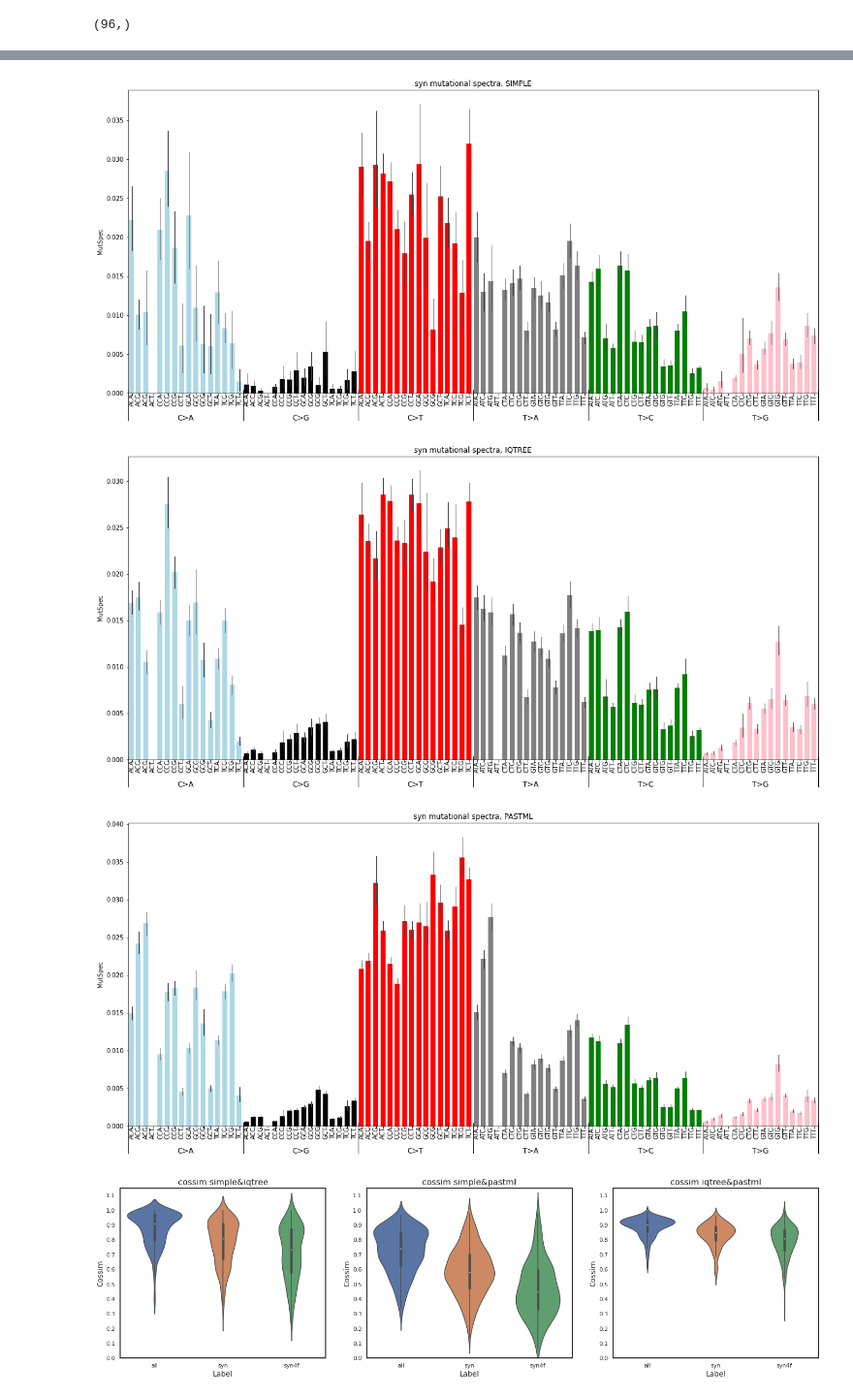
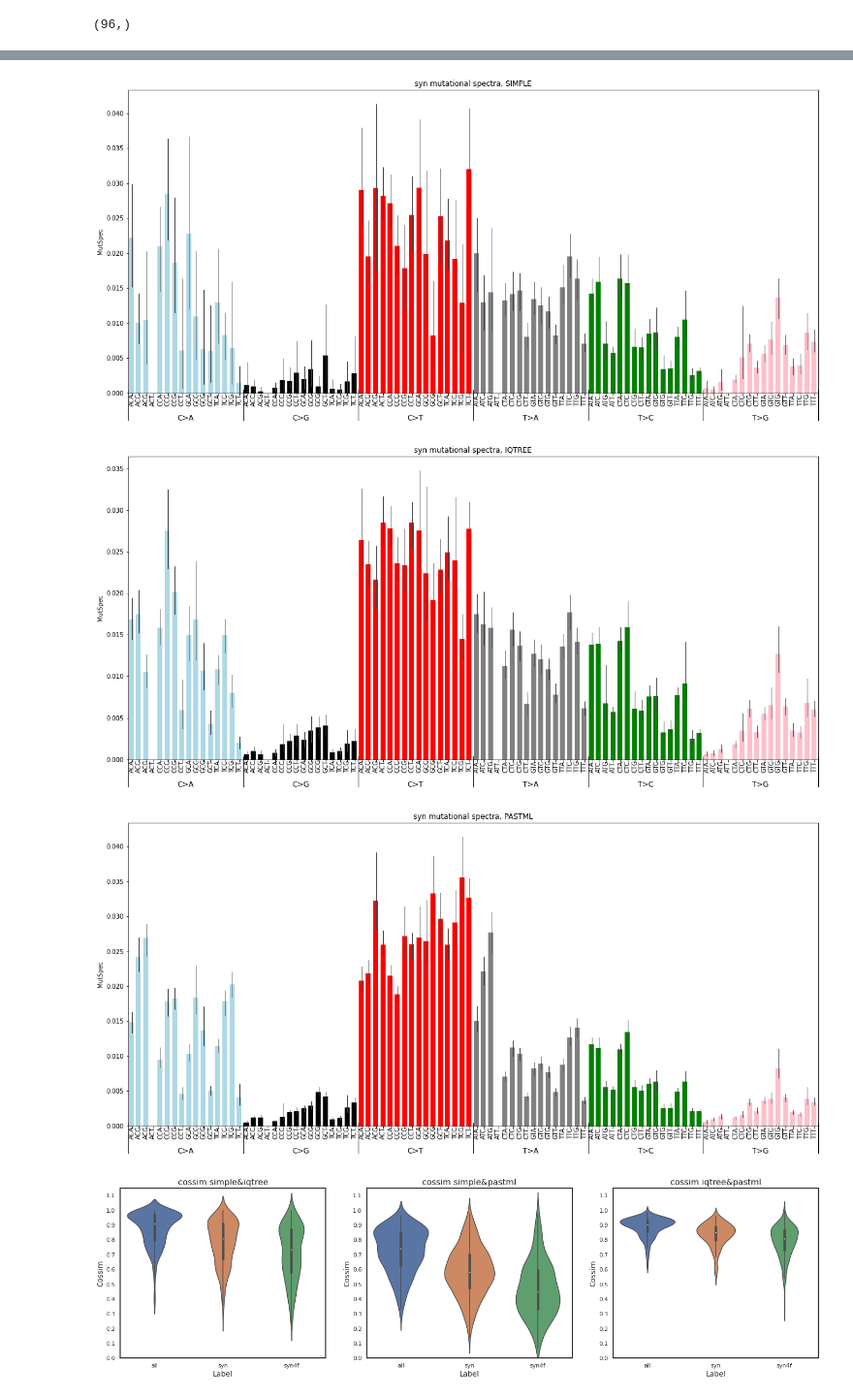
Before and after one commit to mitoclub/PyMutSpec, a Jupyter notebook: notebooks/pastml_report.ipynb, the cells around one changed output, grey strips where cells are left out. Shown at 97% size. Cells and saved outputs as stored; diff of their text form; code cells hidden in the pictures.

```diff
--- a/notebooks/pastml_report.ipynb
+++ b/notebooks/pastml_report.ipynb
@@ -224,11 +224,11 @@ plt.show()
 ## Mutspec
 # %%
 # mutspec_simple = pd.read_csv("../data/processed/nematoda/30-05-22-16-39-29_rooted/mutspec192.tsv", sep='\t')
-# mutspec_proba  = pd.read_csv("../data/processed/nematoda/proba/mutspec192.csv", sep='\t')
+# mutspec_iqtree  = pd.read_csv("../data/processed/nematoda/proba/mutspec192.csv", sep='\t')
 # mutspec_pastml = pd.read_csv("../data/processed/nematoda/pastml/mutspec192.csv", sep='\t')
 
 mutspec_simple = pd.read_csv("../data/processed/nematoda/dif_approaches/simple/mutspec192.tsv", sep='\t')
-mutspec_proba  = pd.read_csv("../data/processed/nematoda/dif_approaches/iqtree/mutspec192.tsv", sep='\t')
+mutspec_iqtree  = pd.read_csv("../data/processed/nematoda/dif_approaches/iqtree/mutspec192.tsv", sep='\t')
 mutspec_pastml = pd.read_csv("../data/processed/nematoda/dif_approaches/pastml/mutspec192.tsv", sep='\t')
 # %% [markdown]
 ### Collapse to 96
@@ -255,7 +255,7 @@ def collapse_mutspec(ms192: pd.DataFrame):
     return ms96
 # %%
 mutspec_simple = mutspec_simple.groupby(["RefNode", "AltNode", "Label"]).apply(collapse_mutspec).reset_index()
-mutspec_proba = mutspec_proba.groupby(["RefNode", "AltNode", "Label"]).apply(collapse_mutspec).reset_index()
+mutspec_iqtree = mutspec_iqtree.groupby(["RefNode", "AltNode", "Label"]).apply(collapse_mutspec).reset_index()
 mutspec_pastml = mutspec_pastml.groupby(["RefNode", "AltNode", "Label"]).apply(collapse_mutspec).reset_index()
 # %% [markdown]
 ### Fulctions for plotting
@@ -336,7 +336,7 @@ def plot_mutspec192(edge_mutspec, label="Mutational spectra", filepath=None):
     ax = fig.add_subplot(111)
     sns.barplot(
         x="Mut", y="MutSpec", data=edge_mutspec,
-        order=order96, errwidth=1, ax=fig.gca()
+        order=order96, errwidth=1, ax=fig.gca(), ci=100,
     )
     for bar, clr in zip(ax.patches, colors):
         bar.set_color(clr)
@@ -354,8 +354,8 @@ def plot_mutspec192(edge_mutspec, label="Mutational spectra", filepath=None):
 mutspec_simple["MutBase"] = mutspec_simple.Mut.str.slice(2, 5)
 mutspec_simple["Context"] = mutspec_simple.Mut.str.get(0) + mutspec_simple.Mut.str.get(2) + mutspec_simple.Mut.str.get(-1)
 
-mutspec_proba["MutBase"] = mutspec_proba.Mut.str.slice(2, 5)
-mutspec_proba["Context"] = mutspec_proba.Mut.str.get(0) + mutspec_proba.Mut.str.get(2) + mutspec_proba.Mut.str.get(-1)
+mutspec_iqtree["MutBase"] = mutspec_iqtree.Mut.str.slice(2, 5)
+mutspec_iqtree["Context"] = mutspec_iqtree.Mut.str.get(0) + mutspec_iqtree.Mut.str.get(2) + mutspec_iqtree.Mut.str.get(-1)
 
 mutspec_pastml["MutBase"] = mutspec_pastml.Mut.str.slice(2, 5)
 mutspec_pastml["Context"] = mutspec_pastml.Mut.str.get(0) + mutspec_pastml.Mut.str.get(2) + mutspec_pastml.Mut.str.get(-1)
@@ -362,6 +387,6 @@ mutspec_pastml["Context"] = mutspec_pastml.Mut.str.get(0) + mutspec_pastml.Mut.s
 # %%
 lbl = "syn"
 plot_mutspec192(mutspec_simple[mutspec_simple.Label == lbl], f"{lbl} mutational spectra, SIMPLE")
-plot_mutspec192(mutspec_proba[mutspec_proba.Label   == lbl], f"{lbl} mutational spectra, IQTREE")
+plot_mutspec192(mutspec_iqtree[mutspec_iqtree.Label   == lbl], f"{lbl} mutational spectra, IQTREE")
 plot_mutspec192(mutspec_pastml[mutspec_pastml.Label == lbl], f"{lbl} mutational spectra, PASTML")
 # %% [output]
@@ -372,6 +393,6 @@ findfont: Generic family 'cursive' not found because none of the following famil
-[figure, old version]
+[figure, new version]
-[figure, old version]
+[figure, new version]
-[figure, old version]
+[figure, new version]
 # %%
 sims_data = []
 for lbl in mutspec_simple.Label.unique():
```
Also changed, not shown: parts of 5 cells of this notebook.
